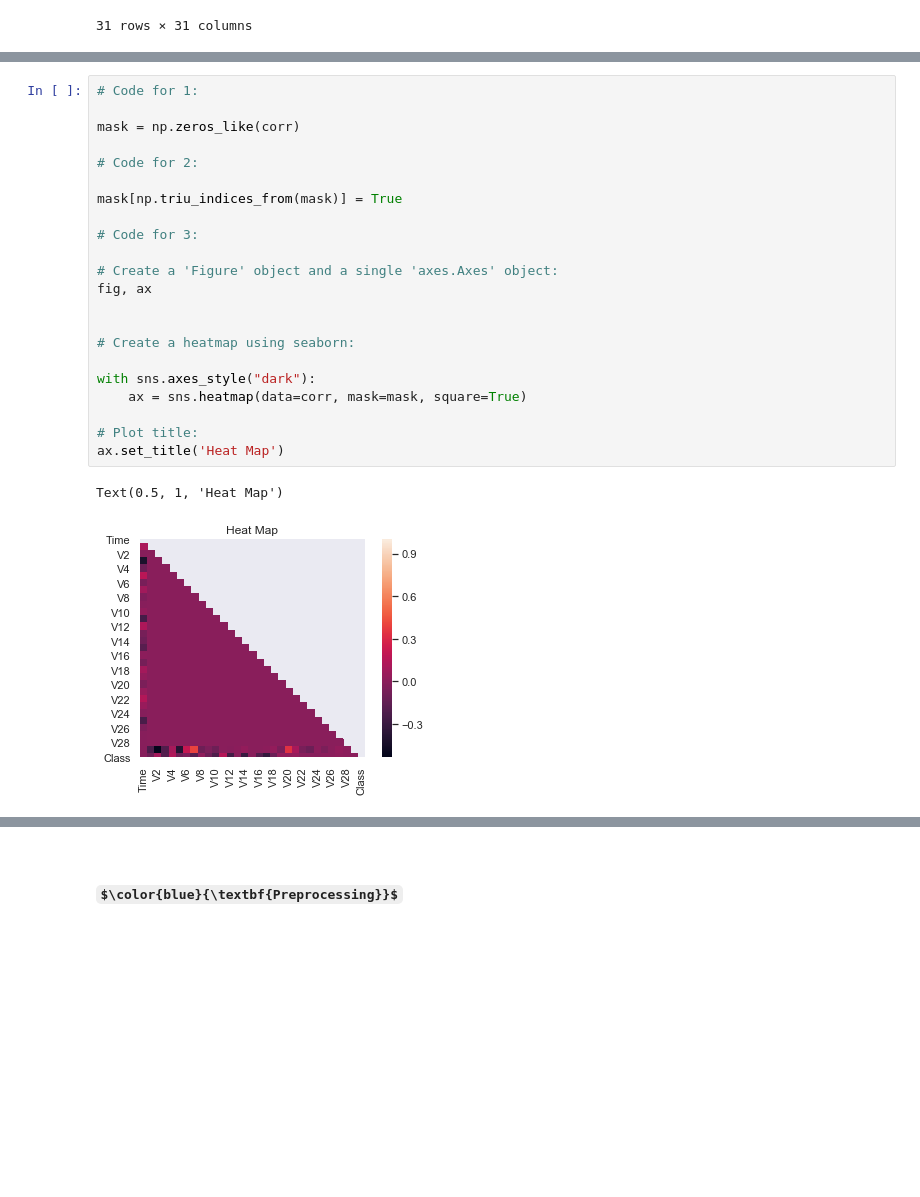
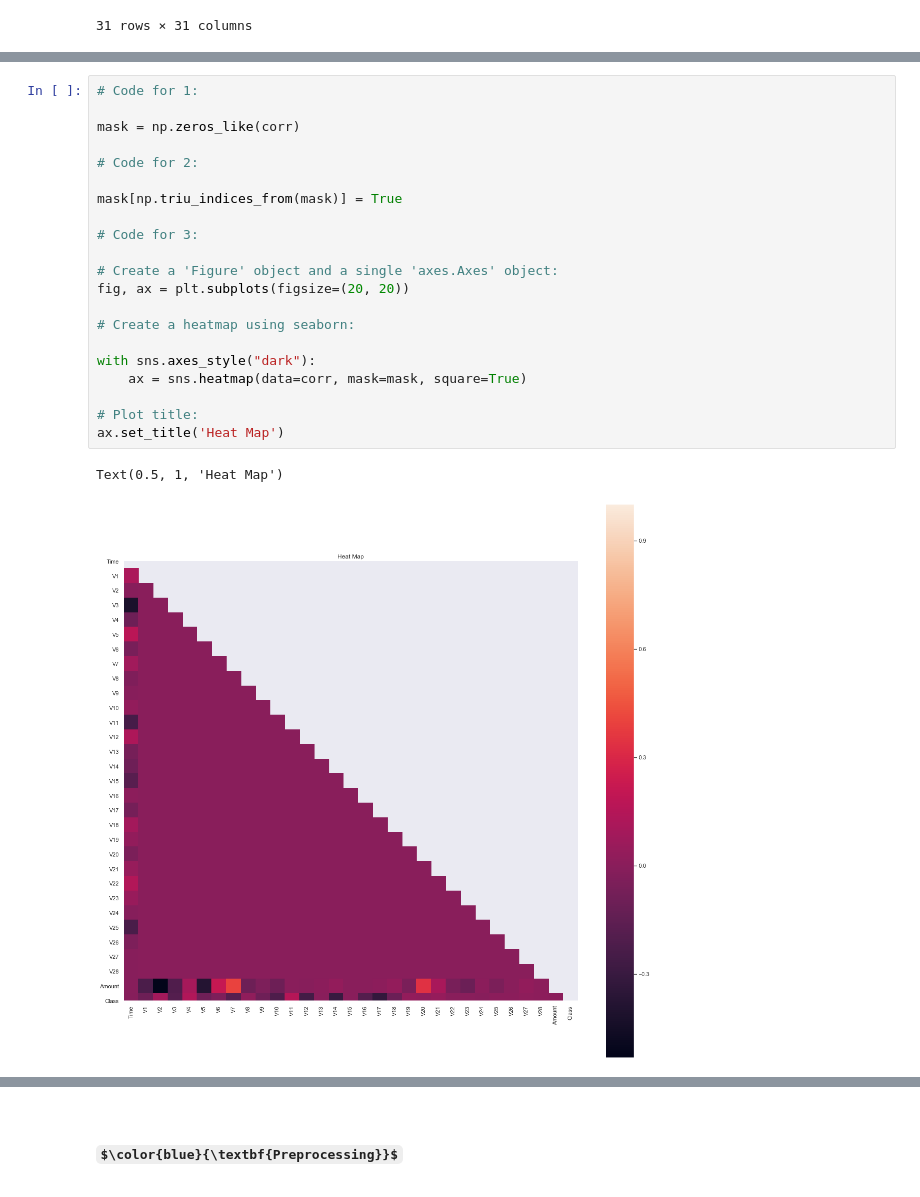
Before and after one commit to CharliedelaGarza/Semanai-2019-, a Jupyter notebook: Fighting Fraud (Beginners).ipynb, the cells around one changed output, grey strips where cells are left out. Saved outputs shown, nothing was run; the diff lists cells and outputs as text; some formulas as TeX source; blank space fills up the shorter version.

```diff
--- a/Fighting Fraud (Beginners).ipynb
+++ b/Fighting Fraud (Beginners).ipynb
@@ -430,28 +430,27 @@ corr
 # %%
 # Code for 1:
 
 mask = np.zeros_like(corr)
 
 # Code for 2:
 
 mask[np.triu_indices_from(mask)] = True
 
 # Code for 3:
 
 # Create a 'Figure' object and a single 'axes.Axes' object:
-fig, ax
-
+fig, ax = plt.subplots(figsize=(20, 20))
 
 # Create a heatmap using seaborn:
 
 with sns.axes_style("dark"):
     ax = sns.heatmap(data=corr, mask=mask, square=True)
 
 # Plot title:
 ax.set_title('Heat Map')
 # %% [output]
 Text(0.5, 1, 'Heat Map')
-[figure, old version]
+[figure, new version]
 # %% [markdown]
 <img src="Images/broke.jpg" width="100" align="Left"/>
 <h1>$\,\,\,\color{blue}{\textbf{Reading the correlation's table and heatmap}}$</h1>
```
Also changed, not shown: parts of 19 cells of this notebook.
